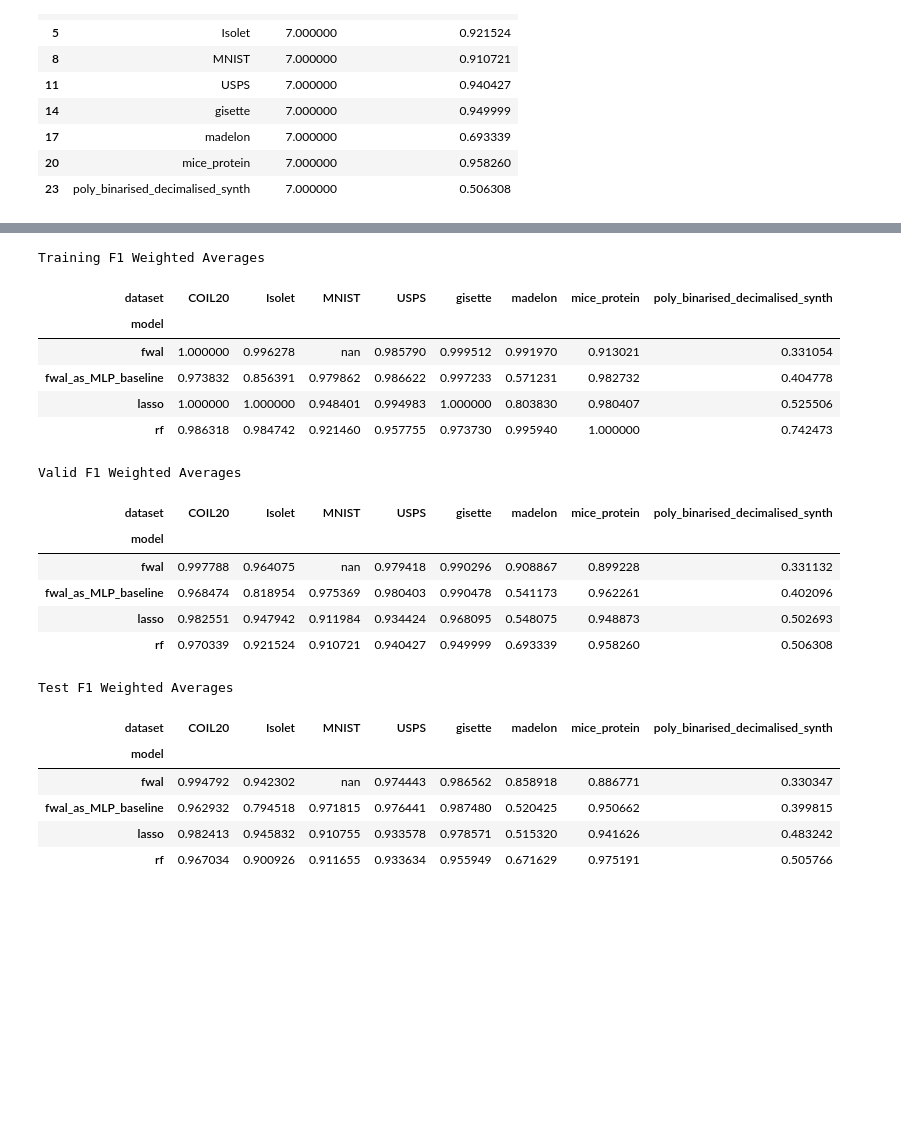
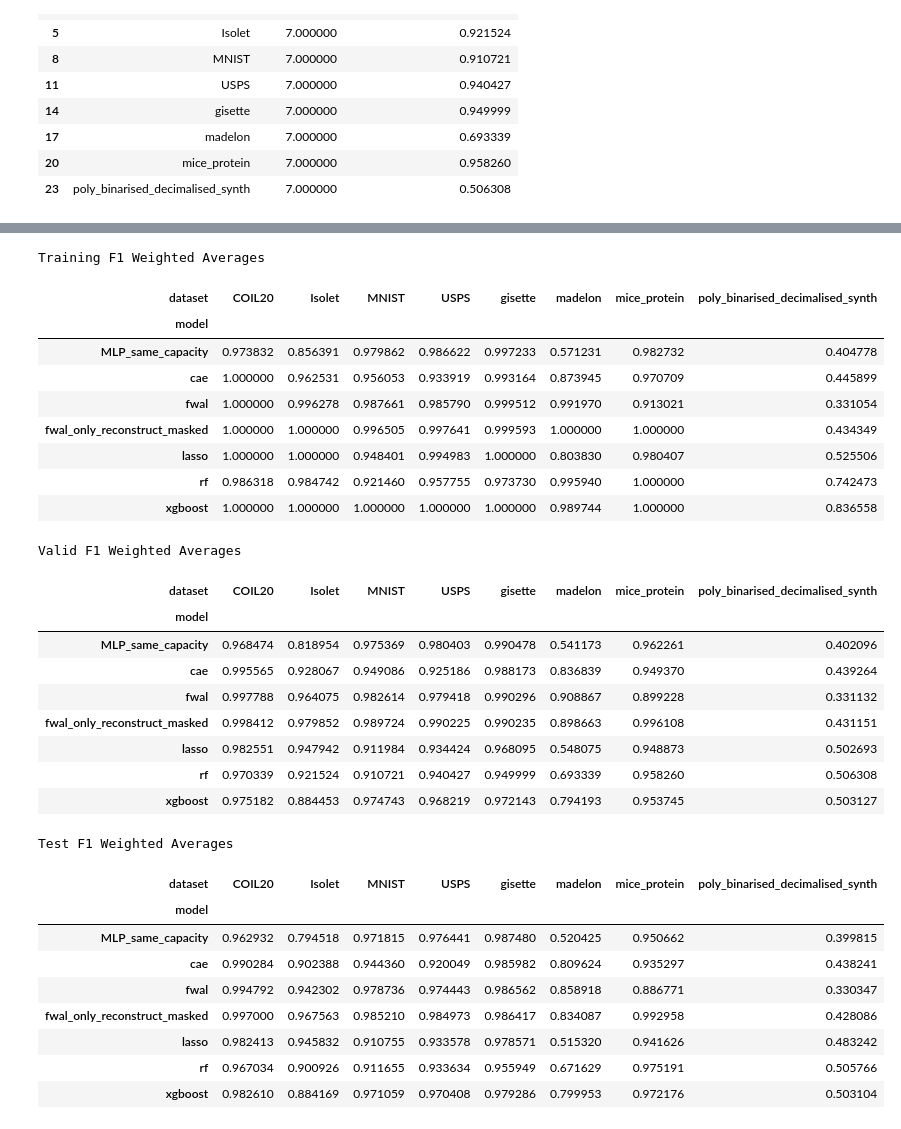
Before and after one commit to evanrex/feature-wise-active-adaptation, a Jupyter notebook: compute_results/compare_all_models.ipynb, the cells around one changed output, grey strips where cells are left out. Drawn from its saved outputs; the diff is of its cells as text; code cells hidden in the pictures; blank space fills up the shorter version.

```diff
--- a/compute_results/compare_all_models.ipynb
+++ b/compute_results/compare_all_models.ipynb
@@ -7,7 +7,7 @@ entity = "evangeorgerex"
 project = "fwal"
 
 sweep_ids = [
-    "zkvbu18r", # lasso baseline TODO filter by best hyperparameters
+    "zkvbu18r", # lasso baseline
     "9tjs7cai", # fwal as mlp baseline
     "22eckaxx", # rf baseline
     "nmsvf0u4", # fwal new datasets
@@ -18,6 +18,13 @@ sweep_ids = [
     "t1z9hleb", # fwal tti
     "3ubxo03v", # finish fwal tti
     "t8i7yh69", # fwal gisette
+    "cwhd81fy", # fwal MNIST (states are failed despite being finished for some reason)
+    "z9b6sox8", # fwal only reconstruct masked
+    "xi4jr64q", # fwals only reconstruct masked GPU
+    "aie2q1ph", # cae
+    "uunpksug", # cae
+    "u0xyvsw9", # xgboost
+    "ycv2gbna", # fwal only reconstruct masked mice protein more patience
 ]
 # %%
 def fetch_runs(entity, project, sweep_ids):
@@ -28,15 +35,17 @@ def fetch_runs(entity, project, sweep_ids):
         sweep_runs = api.sweep(f"{entity}/{project}/{sweep_id}").runs
         for run in sweep_runs:
             # Check if the run's state is 'finished'
-            if run.state == "finished":
+            if run.state == "finished" or sweep_id == "cwhd81fy":
                 dataset_name = run.config.get("dataset", "Unknown")
                 if dataset_name in ["poly_binarised_decimalised_mod10_synth", "simple_trig_synth", "Unknown"]:
                     continue
 
                 if run.config.get("as_MLP_baseline", False):
-                    model_name = "fwal_as_MLP_baseline"
+                    model_name = "MLP_same_capacity"
                 else:
                     model_name = run.config.get("model", "Unknown")
+                    if sweep_id in ["z9b6sox8", 'xi4jr64q', 'ycv2gbna']:
+                        model_name = "fwal_only_reconstruct_masked"
                 run_data = {
                     "model": model_name,  # Assuming model name is stored in 'model_name'
                     "dataset": dataset_name,  # Assuming dataset name is stored in 'dataset_name'
@@ -53,6 +62,8 @@ def fetch_runs(entity, project, sweep_ids):
                     run_data["lasso_l1_ratio"] = run.config.get("lasso_l1_ratio")
                 elif model_name == "rf":
                     run_data["rf_max_depth"] = run.config.get("rf_max_depth")
+                elif model_name == "cae":
+                    run_data["CAE_neurons_ratio"] = run.config.get("CAE_neurons_ratio")
 
                 runs_data.append(run_data)
 
@@ -62,7 +73,7 @@ def process_runs_data(runs_data):
     df = pd.DataFrame(runs_data)
 
     # Handling models with hyperparameter sweeps separately
-    models_with_hyperparams = ['lasso', 'rf']
+    models_with_hyperparams = ['lasso', 'rf', 'cae']
     best_hyperparams = {}
 
     for model in models_with_hyperparams:
@@ -73,6 +84,8 @@ def process_runs_data(runs_data):
             best_combinations = model_df.groupby(['dataset', 'lasso_C', 'lasso_l1_ratio'])['bestmodel_valid/F1_weighted'].mean().reset_index()
         elif model == 'rf':
             best_combinations = model_df.groupby(['dataset', 'rf_max_depth'])['bestmodel_valid/F1_weighted'].mean().reset_index()
+        elif model == 'cae':
+            best_combinations = model_df.groupby(['dataset', 'CAE_neurons_ratio'])['bestmodel_valid/F1_weighted'].mean().reset_index()
 
         # Identify the best hyperparameters for each dataset
         best_combinations = best_combinations.loc[best_combinations.groupby('dataset')['bestmodel_valid/F1_weighted'].idxmax()]
@@ -84,6 +97,8 @@ def process_runs_data(runs_data):
             df = df[~((df['model'] == 'lasso') & ~df[['dataset', 'lasso_C', 'lasso_l1_ratio']].apply(tuple, 1).isin(best_combinations[['dataset', 'lasso_C', 'lasso_l1_ratio']].apply(tuple, 1)))]
         elif model == 'rf':
             df = df[~((df['model'] == 'rf') & ~df[['dataset', 'rf_max_depth']].apply(tuple, 1).isin(best_combinations[['dataset', 'rf_max_depth']].apply(tuple, 1)))]
+        elif model == 'cae':
+            df = df[~((df['model'] == 'cae') & ~df[['dataset', 'CAE_neurons_ratio']].apply(tuple, 1).isin(best_combinations[['dataset', 'CAE_neurons_ratio']].apply(tuple, 1)))]
 
     # Now, group by model and dataset to average across seeds for the final analysis
     final_grouped = df.groupby(['model', 'dataset']).mean().reset_index()
@@ -170,39 +201,56 @@ valid_pivot = averaged_data.pivot(index='model', columns='dataset', values='best
 test_pivot = averaged_data.pivot(index='model', columns='dataset', values='bestmodel_test/F1_weighted')
 # print("Test F1 Weighted Averages:")
 # print(test_pivot)
+
+def highlight_max(s):
+    '''
+    Highlight the maximum in a Series by changing font color to red and making it bold.
+    '''
+    is_max = s == s.max()
+    return ['color: green; font-weight: bold' if v else '' for v in is_max]
+
+
+table_styles = [
+    {'selector': 'th',
+     'props': [('background', '#606060'), ('color', 'white')]
+    }
+]
 # %%
-train_pivot.style.set_table_styles(
-    [{'selector': 'th', 'props': [('background', '#606060'), ('color', 'white')]}]
-).set_caption("Training F1 Weighted Averages")
+train_pivot.style.set_table_styles(table_styles).set_caption("Training F1 Weighted Averages").apply(highlight_max)
 # %% [output]
 Training F1 Weighted Averages
 | dataset | COIL20 | Isolet | MNIST | USPS | gisette | madelon | mice_protein | poly_binarised_decimalised_synth |
 | model |  |  |  |  |  |  |  |  |
-| fwal | 1.000000 | 0.996278 | nan | 0.985790 | 0.999512 | 0.991970 | 0.913021 | 0.331054 |
-| fwal_as_MLP_baseline | 0.973832 | 0.856391 | 0.979862 | 0.986622 | 0.997233 | 0.571231 | 0.982732 | 0.404778 |
+| MLP_same_capacity | 0.973832 | 0.856391 | 0.979862 | 0.986622 | 0.997233 | 0.571231 | 0.982732 | 0.404778 |
+| cae | 1.000000 | 0.962531 | 0.956053 | 0.933919 | 0.993164 | 0.873945 | 0.970709 | 0.445899 |
+| fwal | 1.000000 | 0.996278 | 0.987661 | 0.985790 | 0.999512 | 0.991970 | 0.913021 | 0.331054 |
+| fwal_only_reconstruct_masked | 1.000000 | 1.000000 | 0.996505 | 0.997641 | 0.999593 | 1.000000 | 1.000000 | 0.434349 |
 | lasso | 1.000000 | 1.000000 | 0.948401 | 0.994983 | 1.000000 | 0.803830 | 0.980407 | 0.525506 |
 | rf | 0.986318 | 0.984742 | 0.921460 | 0.957755 | 0.973730 | 0.995940 | 1.000000 | 0.742473 |
+| xgboost | 1.000000 | 1.000000 | 1.000000 | 1.000000 | 1.000000 | 0.989744 | 1.000000 | 0.836558 |
 # %%
-valid_pivot.style.set_table_styles(
-    [{'selector': 'th', 'props': [('background', '#606060'), ('color', 'white')]}]
-).set_caption("Valid F1 Weighted Averages")
+valid_pivot.style.set_table_styles(table_styles).set_caption("Valid F1 Weighted Averages").apply(highlight_max)
 # %% [output]
 Valid F1 Weighted Averages
 | dataset | COIL20 | Isolet | MNIST | USPS | gisette | madelon | mice_protein | poly_binarised_decimalised_synth |
 | model |  |  |  |  |  |  |  |  |
-| fwal | 0.997788 | 0.964075 | nan | 0.979418 | 0.990296 | 0.908867 | 0.899228 | 0.331132 |
-| fwal_as_MLP_baseline | 0.968474 | 0.818954 | 0.975369 | 0.980403 | 0.990478 | 0.541173 | 0.962261 | 0.402096 |
+| MLP_same_capacity | 0.968474 | 0.818954 | 0.975369 | 0.980403 | 0.990478 | 0.541173 | 0.962261 | 0.402096 |
+| cae | 0.995565 | 0.928067 | 0.949086 | 0.925186 | 0.988173 | 0.836839 | 0.949370 | 0.439264 |
+| fwal | 0.997788 | 0.964075 | 0.982614 | 0.979418 | 0.990296 | 0.908867 | 0.899228 | 0.331132 |
+| fwal_only_reconstruct_masked | 0.998412 | 0.979852 | 0.989724 | 0.990225 | 0.990235 | 0.898663 | 0.996108 | 0.431151 |
 | lasso | 0.982551 | 0.947942 | 0.911984 | 0.934424 | 0.968095 | 0.548075 | 0.948873 | 0.502693 |
 | rf | 0.970339 | 0.921524 | 0.910721 | 0.940427 | 0.949999 | 0.693339 | 0.958260 | 0.506308 |
+| xgboost | 0.975182 | 0.884453 | 0.974743 | 0.968219 | 0.972143 | 0.794193 | 0.953745 | 0.503127 |
 # %%
-test_pivot.style.set_table_styles(
-    [{'selector': 'th', 'props': [('background', '#606060'), ('color', 'white')]}]
-).set_caption("Test F1 Weighted Averages")
+test_pivot.style.set_table_styles(table_styles).set_caption("Test F1 Weighted Averages").apply(highlight_max)
 # %% [output]
 Test F1 Weighted Averages
 | dataset | COIL20 | Isolet | MNIST | USPS | gisette | madelon | mice_protein | poly_binarised_decimalised_synth |
 | model |  |  |  |  |  |  |  |  |
-| fwal | 0.994792 | 0.942302 | nan | 0.974443 | 0.986562 | 0.858918 | 0.886771 | 0.330347 |
-| fwal_as_MLP_baseline | 0.962932 | 0.794518 | 0.971815 | 0.976441 | 0.987480 | 0.520425 | 0.950662 | 0.399815 |
+| MLP_same_capacity | 0.962932 | 0.794518 | 0.971815 | 0.976441 | 0.987480 | 0.520425 | 0.950662 | 0.399815 |
+| cae | 0.990284 | 0.902388 | 0.944360 | 0.920049 | 0.985982 | 0.809624 | 0.935297 | 0.438241 |
+| fwal | 0.994792 | 0.942302 | 0.978736 | 0.974443 | 0.986562 | 0.858918 | 0.886771 | 0.330347 |
+| fwal_only_reconstruct_masked | 0.997000 | 0.967563 | 0.985210 | 0.984973 | 0.986417 | 0.834087 | 0.992958 | 0.428086 |
 | lasso | 0.982413 | 0.945832 | 0.910755 | 0.933578 | 0.978571 | 0.515320 | 0.941626 | 0.483242 |
 | rf | 0.967034 | 0.900926 | 0.911655 | 0.933634 | 0.955949 | 0.671629 | 0.975191 | 0.505766 |
+| xgboost | 0.982610 | 0.884169 | 0.971059 | 0.970408 | 0.979286 | 0.799953 | 0.972176 | 0.503104 |
```
Also changed, not shown: parts of 3 cells of this notebook, 1 other file.
